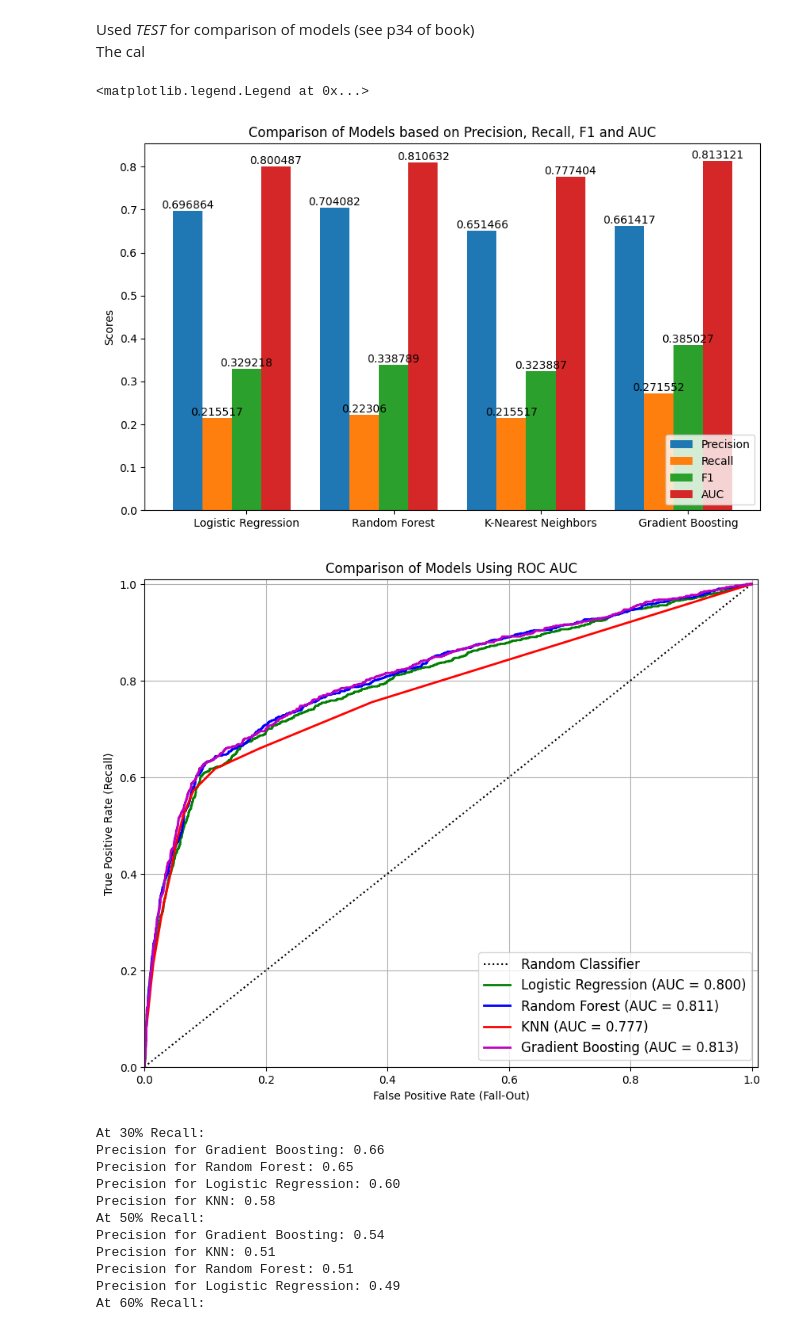
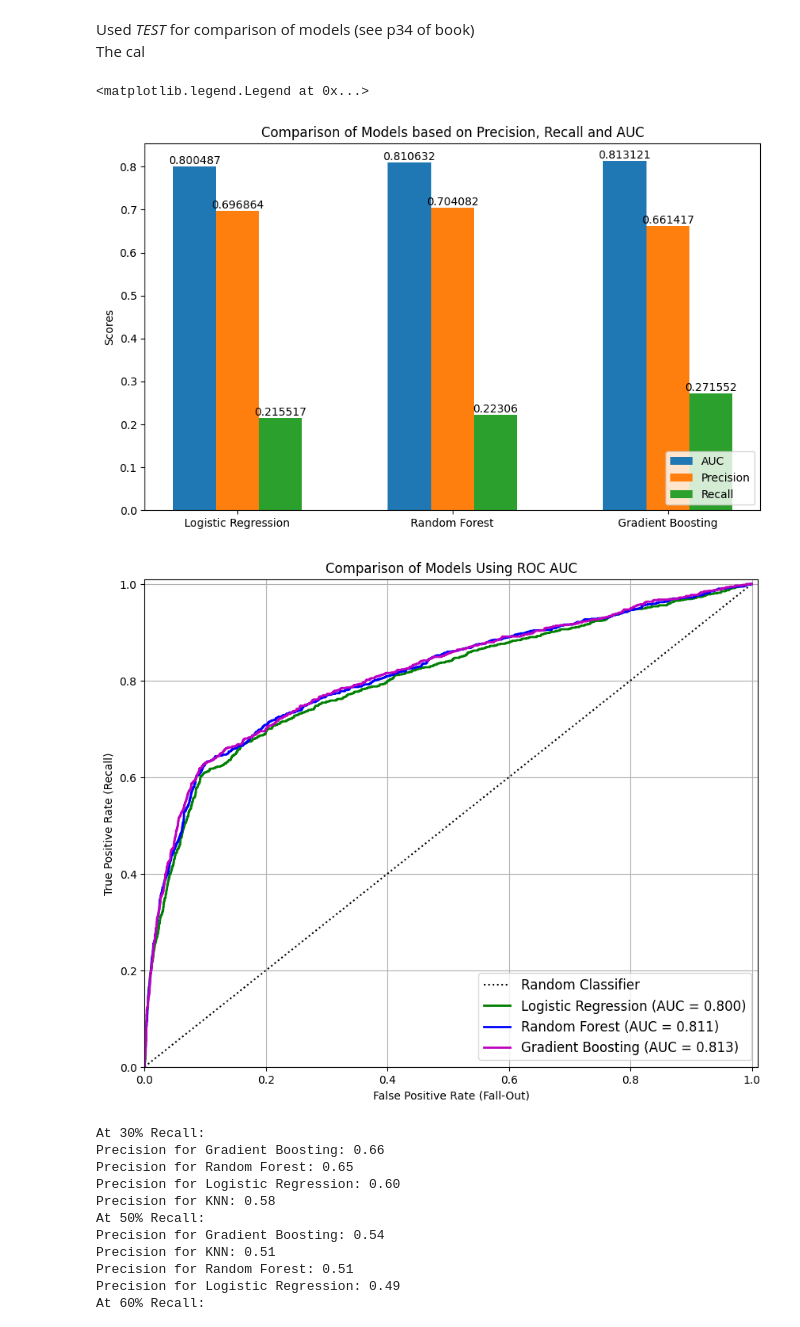
Before and after one commit to elen-ladder/MADS_Bank_Telemarketing, a Jupyter notebook: BankMarketing_Shared_Peter_1901.ipynb, the cells around one changed output. Saved outputs shown, nothing was run; the diff lists cells and outputs as text; code cells hidden in the pictures.

```diff
--- a/BankMarketing_Shared_Peter_1901.ipynb
+++ b/BankMarketing_Shared_Peter_1901.ipynb
@@ -1440,44 +1438,39 @@ Used *TEST* for comparison of models (see p34 of book)
 The cal
 # %%
 # Comparison of models based on Precision, Recall, F1 Score and AUC
-models = ['Logistic Regression', 'Random Forest', 'K-Nearest Neighbors', 'Gradient Boosting']
+models = ['Logistic Regression', 'Random Forest', 'Gradient Boosting']
 
-precision_scores = [lr_be_precision, rf_be_precision, knn_be_precision, gb_be_precision]
-recall_scores = [lr_be_recall, rf_be_recall, knn_be_recall, gb_be_recall]
-f1_scores = [lr_be_f1, rf_be_f1, knn_be_f1, gb_be_f1]
-auc_scores = [lr_be_auc_score, rf_be_auc_score, knn_be_auc_score, gb_be_auc_score]
+precision_scores = [lr_be_precision, rf_be_precision, gb_be_precision]
+recall_scores = [lr_be_recall, rf_be_recall, gb_be_recall]
+auc_scores = [lr_be_auc_score, rf_be_auc_score, gb_be_auc_score]
 
 x = np.arange(len(models))  # the label locations
 width = 0.2  # the width of the bars
 fig, ax = plt.subplots(figsize=(10, 6))
-rects1 = ax.bar(x - 2*width, precision_scores, width, label='Precision')
+rects1 = ax.bar(x - width, auc_scores, width, label='AUC')
 ax.bar_label(rects1)
-rects2 = ax.bar(x - width, recall_scores, width, label='Recall')
+rects2 = ax.bar(x, precision_scores, width, label='Precision')
 ax.bar_label(rects2)
-rects3 = ax.bar(x, f1_scores, width, label='F1')
+rects3 = ax.bar(x + width, recall_scores, width, label='Recall')
 ax.bar_label(rects3)
-rects4 = ax.bar(x + width, auc_scores, width, label='AUC')
-ax.bar_label(rects4)
 
 ax.set_ylabel('Scores')
-ax.set_title('Comparison of Models based on Precision, Recall, F1 and AUC')
+ax.set_title('Comparison of Models based on Precision, Recall and AUC')
 ax.set_xticks(x)
 ax.set_xticklabels(models)
 ax.legend(loc="lower right")
 # %% [output]
 <matplotlib.legend.Legend at 0x...>
-[figure, old version]
+[figure, new version]
 # %%
 # TPR & FPR
 fpr_lr_be, tpr_lr_be, _ = roc_curve(y_test, y_test_proba_lr_be[:, 1])
 fpr_rf_be, tpr_rf_be, _ = roc_curve(y_test, y_test_proba_rf_be[:, 1])
-fpr_knn_be, tpr_knn_be, _ = roc_curve(y_test, y_test_proba_knn_be[:, 1])
 fpr_gb_be, tpr_gb_be, _ = roc_curve(y_test, y_test_proba_gb_be[:, 1])
 
 # AUC scores
 auc_lr_be = roc_auc_score(y_test, y_test_proba_lr_be[:, 1])
 auc_rf_be = roc_auc_score(y_test, y_test_proba_rf_be[:, 1])
-auc_knn_be = roc_auc_score(y_test, y_test_proba_knn_be[:, 1])
 auc_gb_be = roc_auc_score(y_test, y_test_proba_gb_be[:, 1])
 
 # Plot
@@ -1493,9 +1486,6 @@ plt.plot(fpr_lr_be, tpr_lr_be, "g-", linewidth=2,
 plt.plot(fpr_rf_be, tpr_rf_be, "b-", linewidth=2,
          label=f"Random Forest (AUC = {auc_rf_be:.3f})")
 
-plt.plot(fpr_knn_be, tpr_knn_be, "r-", linewidth=2,
-         label=f"KNN (AUC = {auc_knn_be:.3f})")
-
 plt.plot(fpr_gb_be, tpr_gb_be, "m-", linewidth=2,
          label=f"Gradient Boosting (AUC = {auc_gb_be:.3f})")
 
@@ -1508,7 +1498,7 @@ plt.axis([0, 1.01, 0, 1.01])
 plt.legend(loc="lower right", fontsize=12)
 plt.show()
 # %% [output]
-[figure, old version]
+[figure, new version]
 # %%
 def precision_at_recall(model, X_train, y_train, X_test, y_test, recall_target):
     # Train model
```
Also changed, not shown: parts of 16 cells of this notebook, 1 other file.
